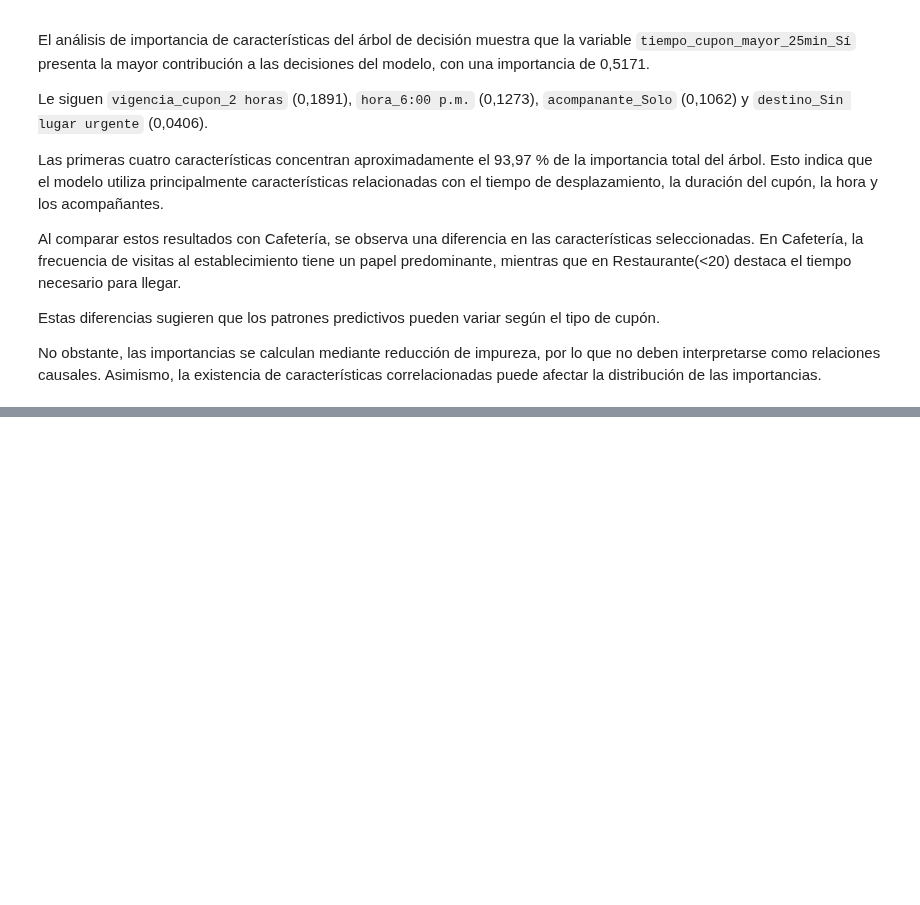
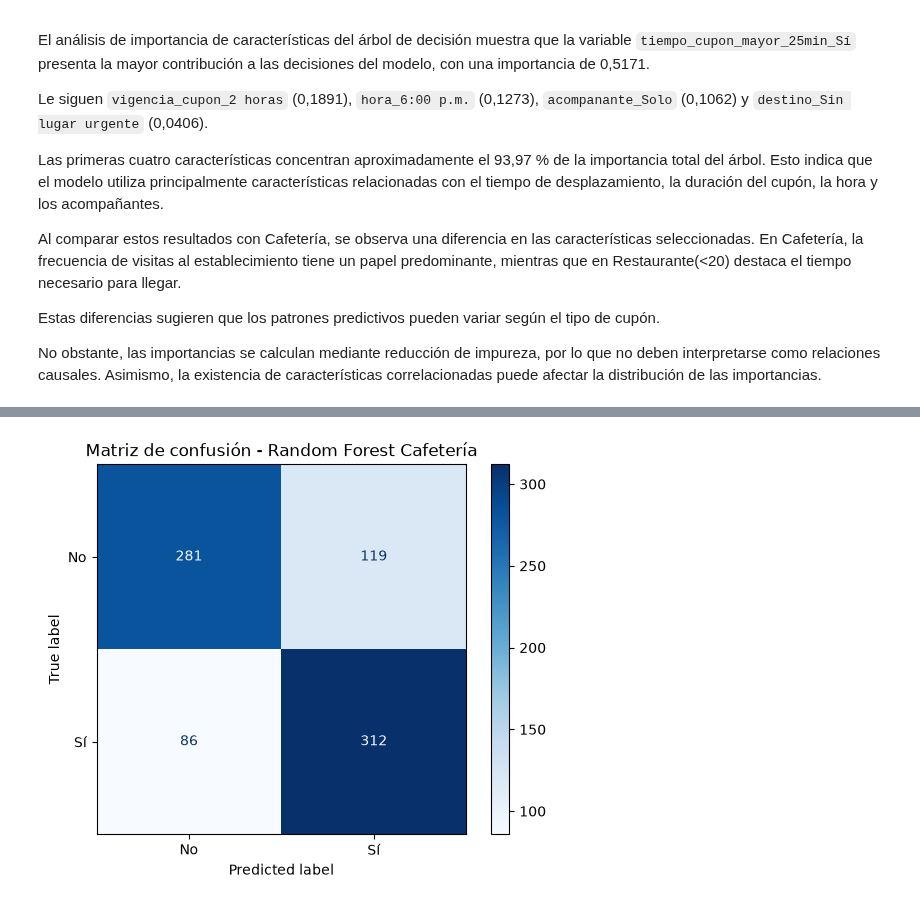
Before and after one commit to lauraS191/MaterialDeClase-ISIS-2611, a Jupyter notebook: 202620/Laboratorios/L3/Laboratorio3-Punto4.ipynb, the cells around one changed output, grey strips where cells are left out. Drawn from its saved outputs; the diff is of its cells as text; code cells hidden in the pictures; blank space fills up the shorter version.

```diff
--- a/202620/Laboratorios/L3/Laboratorio3-Punto4.ipynb
+++ b/202620/Laboratorios/L3/Laboratorio3-Punto4.ipynb
@@ -1831,0 +1844,9 @@ No obstante, las importancias se calculan mediante reducción de impureza, por l
+# %%
+from sklearn.ensemble import RandomForestClassifier
+
+pipeline_rf = Pipeline(steps=[
+    ('preprocesador', preprocesador),
+    ('modelo', RandomForestClassifier(random_state=1))
+])
+
+pipeline_rf
@@ -1831,0 +1950,15 @@ No obstante, las importancias se calculan mediante reducción de impureza, por l
+# %%
+# Predicciones sobre el conjunto de prueba
+y_pred_rf_caf = grid_rf_caf.predict(X_test_caf)
+
+# Métricas de evaluación
+print("Accuracy:", accuracy_score(y_test_caf, y_pred_rf_caf))
+print("Precision:", precision_score(y_test_caf, y_pred_rf_caf))
+print("Recall:", recall_score(y_test_caf, y_pred_rf_caf))
+print("F1-score:", f1_score(y_test_caf, y_pred_rf_caf))
+
+print("\nMatriz de confusión:")
+print(confusion_matrix(y_test_caf, y_pred_rf_caf))
+
+print("\nReporte de clasificación:")
+print(classification_report(y_test_caf, y_pred_rf_caf))
@@ -1831,0 +2002,14 @@ No obstante, las importancias se calculan mediante reducción de impureza, por l
+# %%
+from sklearn.metrics import ConfusionMatrixDisplay
+
+ConfusionMatrixDisplay.from_predictions(
+    y_test_caf,
+    y_pred_rf_caf,
+    display_labels=['No', 'Sí'],
+    cmap='Blues'
+)
+
+plt.title('Matriz de confusión - Random Forest Cafetería')
+plt.show()
+# %% [output]
+[figure, added]
```
Also changed, not shown: parts of 41 cells of this notebook, 1 other file.
